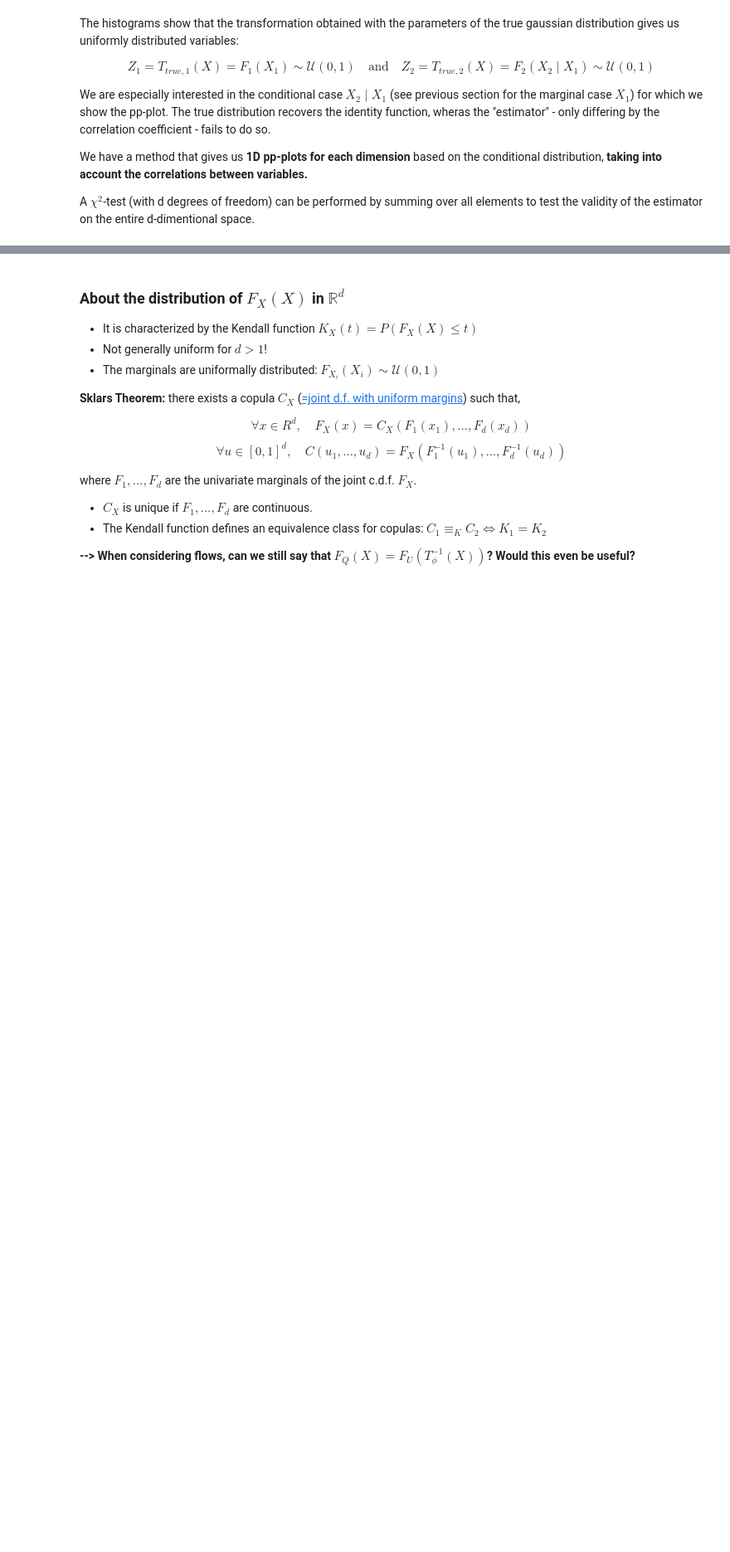
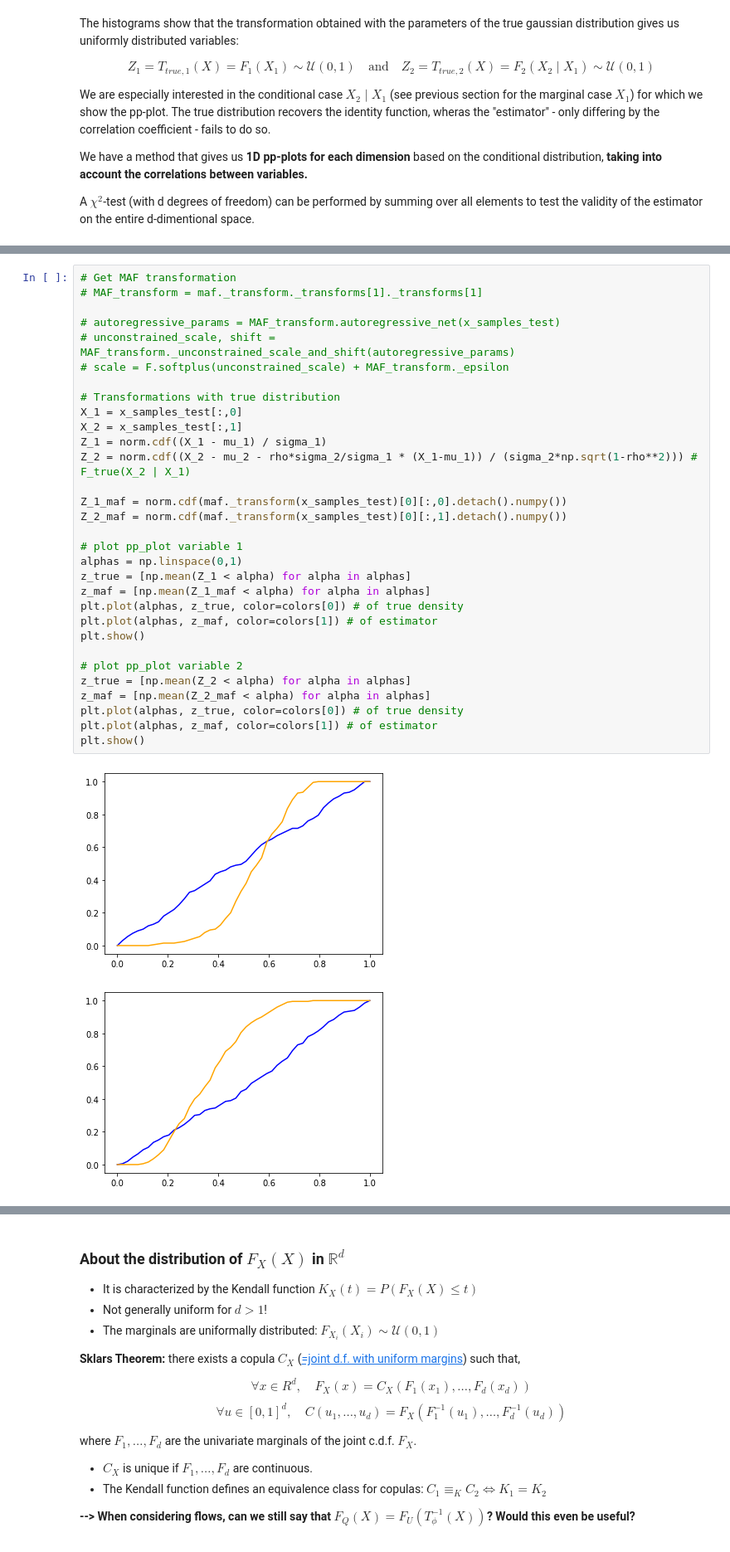
Before and after one commit to JuliaLinhart/valDiags_flows, a Jupyter notebook: PIT_for_Flows.ipynb, the cells around one changed output, grey strips where cells are left out. Shown at 83% size. Drawn from its saved outputs; the diff is of its cells as text; blank space fills up the shorter version.

```diff
--- a/PIT_for_Flows.ipynb
+++ b/PIT_for_Flows.ipynb
@@ -362,0 +418,34 @@ A $\chi^2$-test (with d degrees of freedom) can be performed by summing over all
+# %%
+# Get MAF transformation
+# MAF_transform = maf._transform._transforms[1]._transforms[1]
+
+# autoregressive_params = MAF_transform.autoregressive_net(x_samples_test)
+# unconstrained_scale, shift = MAF_transform._unconstrained_scale_and_shift(autoregressive_params)
+# scale = F.softplus(unconstrained_scale) + MAF_transform._epsilon
+
+# Transformations with true distribution
+X_1 = x_samples_test[:,0]
+X_2 = x_samples_test[:,1]
+Z_1 = norm.cdf((X_1 - mu_1) / sigma_1)
+Z_2 = norm.cdf((X_2 - mu_2 - rho*sigma_2/sigma_1 * (X_1-mu_1)) / (sigma_2*np.sqrt(1-rho**2))) # F_true(X_2 | X_1)
+
+Z_1_maf = norm.cdf(maf._transform(x_samples_test)[0][:,0].detach().numpy())
+Z_2_maf = norm.cdf(maf._transform(x_samples_test)[0][:,1].detach().numpy())
+
+# plot pp_plot variable 1
+alphas = np.linspace(0,1)
+z_true = [np.mean(Z_1 < alpha) for alpha in alphas]
+z_maf = [np.mean(Z_1_maf < alpha) for alpha in alphas]
+plt.plot(alphas, z_true, color=colors[0]) # of true density
+plt.plot(alphas, z_maf, color=colors[1]) # of estimator
+plt.show()
+
+# plot pp_plot variable 2
+z_true = [np.mean(Z_2 < alpha) for alpha in alphas]
+z_maf = [np.mean(Z_2_maf < alpha) for alpha in alphas]
+plt.plot(alphas, z_true, color=colors[0]) # of true density
+plt.plot(alphas, z_maf, color=colors[1]) # of estimator
+plt.show()
+# %% [output]
+[figure, added]
+[figure, added]
```
Also changed, not shown: parts of 14 cells of this notebook.
